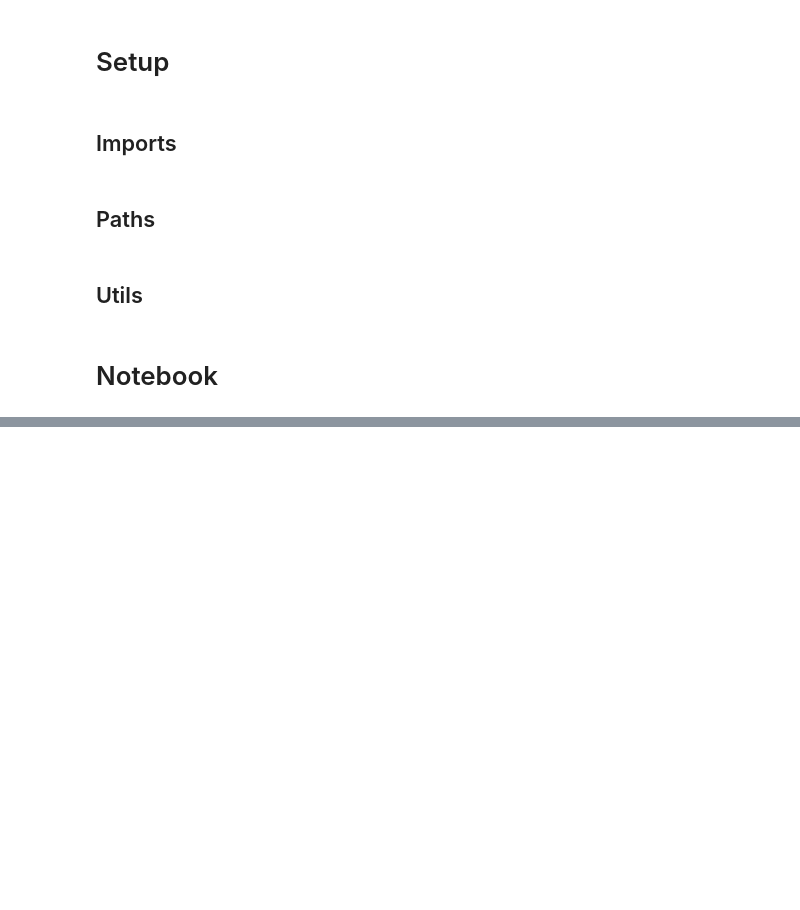
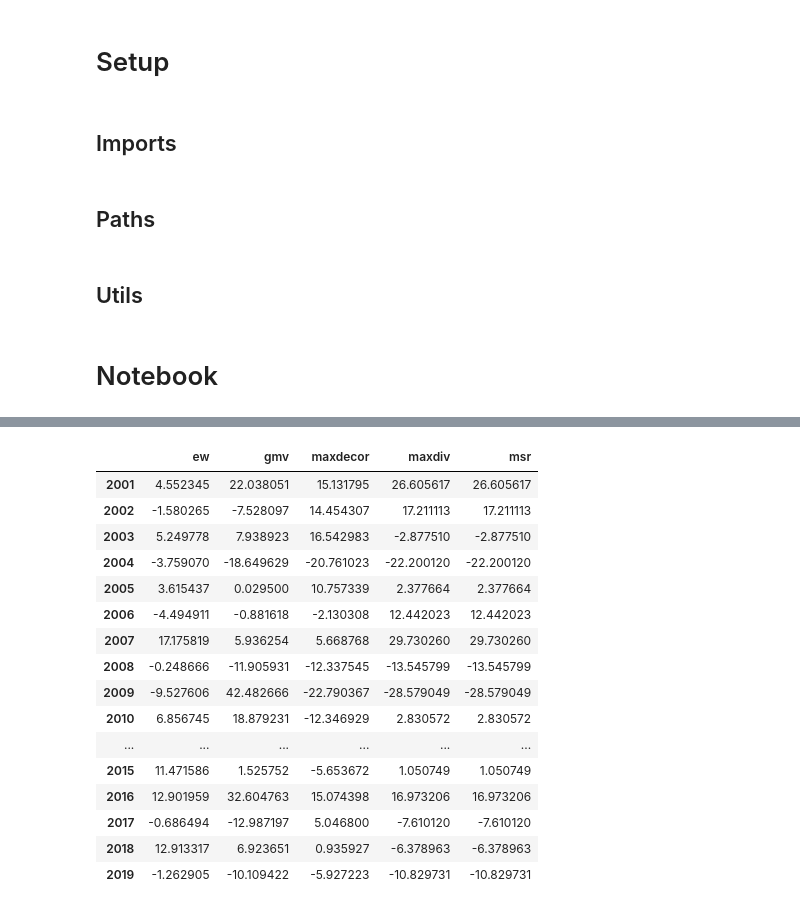
Before and after one commit to seydoudia/portfolio_optimization, a Jupyter notebook: CODE/computing_metrics.ipynb, the cells around one changed output, grey strips where cells are left out. Cells and saved outputs as stored; diff of their text form; code cells hidden in the pictures; blank space fills up the shorter version.

```diff
--- a/CODE/computing_metrics.ipynb
+++ b/CODE/computing_metrics.ipynb
@@ -93,2 +108,2 @@ metrics = ["ret", "vol", "sr", "track_err", "yearly_track_error" "ex_ret", "enc"
 # %%
-rf = 0.5
+rf = 0.05
@@ -135,0 +266,29 @@ for pf in dic.keys():
+# %%
+fig, axs = plt.subplots(1, len(dic.keys())+1, sharex=True,
+                        sharey=True,
+                        figsize=(9, 6),
+                        gridspec_kw={"width_ratios": [3, 3, 3, 3, 3, 1]})
+
+dic_color = {'increasing':'green', 'decreasing':'red', 'no trend':'blue'}
+
+
+labels = list(dic.keys())
+
+for i, col in enumerate(return_df.columns):
+    axs[i].hist(dic[col]["track_err"], bins=15)
+    axs[i].set_xlabel("%")
+    axs[i].set_title(f"{col}", fontsize=11, pad=0.5)
+    axs[i].grid(True)
+
+
+
+lax = axs[-1]
+lax.axis('off')
+# lines = [Line2D([0], [0], color=c, linewidth=3, linestyle='-') for c in dic_color.values()]
+#lax.legend(lines, labels, loc=10, fontsize=9)
+
+# ----------------
+
+fig.suptitle("Distribution de la tracking error calculée trimestriellement (%)")
+#fig.suptitle("From {} to {})".format(start, end))
+#fig.tight_layout(rect=[0,0,1,0.98])
@@ -135,0 +301,12 @@ for pf in dic.keys():
+# %%
+yr_idx = [str(i) for i in range(2001,2020)]
+
+ex_ret_df = pd.DataFrame(index=yr_idx)
+
+for k in dic.keys():
+    ex_ret_df[k] = dic[k]["yearly_ex_ret"]
+
+
+
+ex_ret_df.plot()
+plt.title("Excess Return  annuel")
@@ -135,0 +317,20 @@ for pf in dic.keys():
+# %%
+ex_ret_df
+# %% [output]
+|  | ew | gmv | maxdecor | maxdiv | msr |
+| 2001 | 4.552345 | 22.038051 | 15.131795 | 26.605617 | 26.605617 |
+| 2002 | -1.580265 | -7.528097 | 14.454307 | 17.211113 | 17.211113 |
+| 2003 | 5.249778 | 7.938923 | 16.542983 | -2.877510 | -2.877510 |
+| 2004 | -3.759070 | -18.649629 | -20.761023 | -22.200120 | -22.200120 |
+| 2005 | 3.615437 | 0.029500 | 10.757339 | 2.377664 | 2.377664 |
+| 2006 | -4.494911 | -0.881618 | -2.130308 | 12.442023 | 12.442023 |
+| 2007 | 17.175819 | 5.936254 | 5.668768 | 29.730260 | 29.730260 |
+| 2008 | -0.248666 | -11.905931 | -12.337545 | -13.545799 | -13.545799 |
+| 2009 | -9.527606 | 42.482666 | -22.790367 | -28.579049 | -28.579049 |
+| 2010 | 6.856745 | 18.879231 | -12.346929 | 2.830572 | 2.830572 |
+| ... | ... | ... | ... | ... | ... |
+| 2015 | 11.471586 | 1.525752 | -5.653672 | 1.050749 | 1.050749 |
+| 2016 | 12.901959 | 32.604763 | 15.074398 | 16.973206 | 16.973206 |
+| 2017 | -0.686494 | -12.987197 | 5.046800 | -7.610120 | -7.610120 |
+| 2018 | 12.913317 | 6.923651 | 0.935927 | -6.378963 | -6.378963 |
+| 2019 | -1.262905 | -10.109422 | -5.927223 | -10.829731 | -10.829731 |
```
Also changed, not shown: parts of 46 cells of this notebook, 4 other files.
